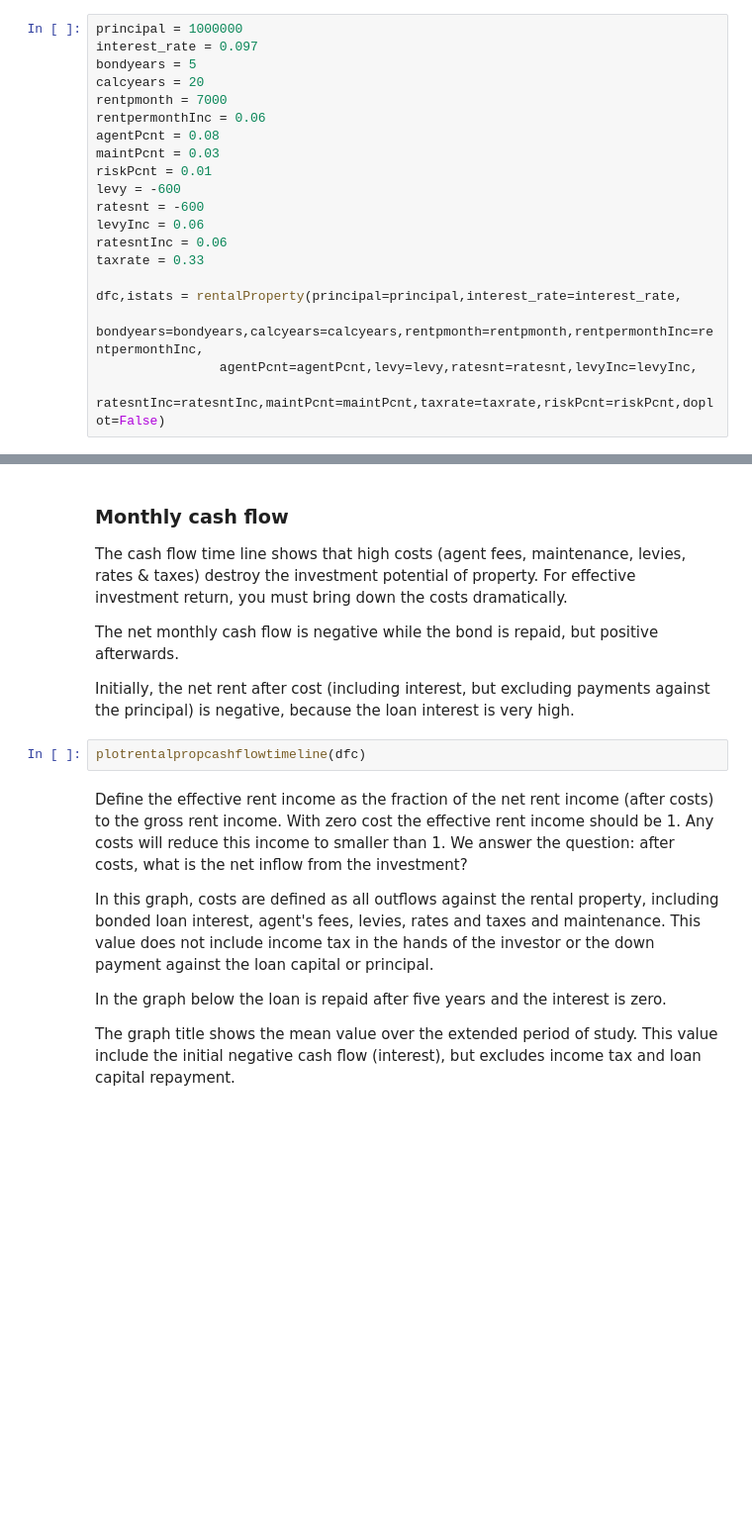
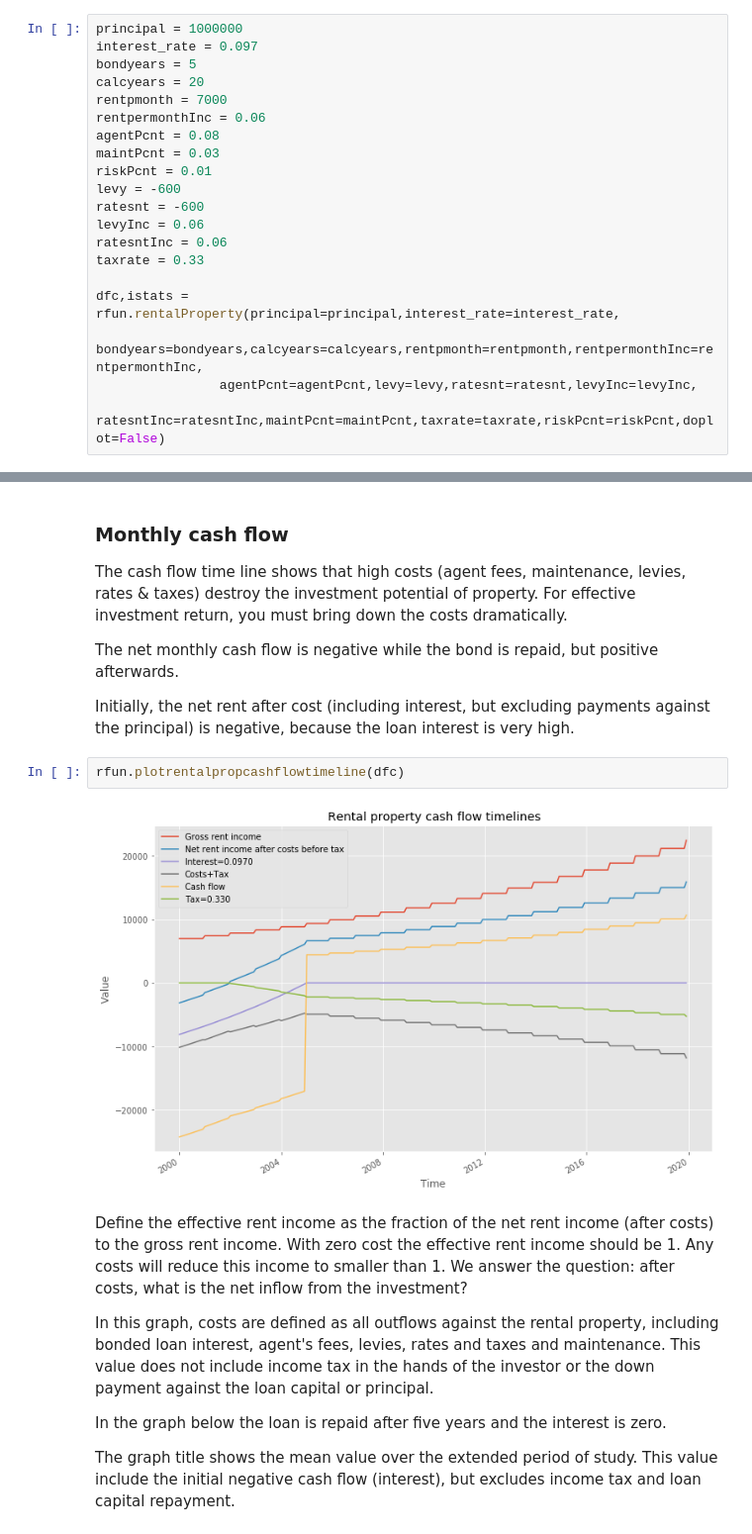
Before and after one commit to NelisW/RetirementPlanning, a Jupyter notebook: PersonalFinancialPlanning.ipynb, the cells around one changed output, grey strips where cells are left out. Shown at 99% size. Drawn from its saved outputs; the diff is of its cells as text; blank space fills up the shorter version.

```diff
--- a/PersonalFinancialPlanning.ipynb
+++ b/PersonalFinancialPlanning.ipynb
@@ -939,7 +307,7 @@ levyInc = 0.06
 ratesntInc = 0.06
 taxrate = 0.33
 
-dfc,istats = rentalProperty(principal=principal,interest_rate=interest_rate,
+dfc,istats = rfun.rentalProperty(principal=principal,interest_rate=interest_rate,
                 bondyears=bondyears,calcyears=calcyears,rentpmonth=rentpmonth,rentpermonthInc=rentpermonthInc,
                 agentPcnt=agentPcnt,levy=levy,ratesnt=ratesnt,levyInc=levyInc,
                 ratesntInc=ratesntInc,maintPcnt=maintPcnt,taxrate=taxrate,riskPcnt=riskPcnt,doplot=False)
@@ -953,8 +339,10 @@ The cash flow time line shows that  high costs (agent fees, maintenance, levies,
 The net monthly cash flow is negative while the bond is repaid, but positive afterwards.
 
 Initially, the net rent after cost (including interest, but excluding payments against the principal) is negative, because the loan interest is very high.
-# %%
-plotrentalpropcashflowtimeline(dfc)
+# %%
+rfun.plotrentalpropcashflowtimeline(dfc)
+# %% [output]
+[figure, added]
 # %% [markdown]
 Define the effective rent income as the fraction of the net rent income (after costs) to the gross rent income. With zero cost the effective rent income should be 1. Any costs will reduce this income to smaller than 1. We answer the question:  after costs, what is the net inflow from the investment?
 
```
Also changed, not shown: parts of 62 cells of this notebook, 5 other files.
